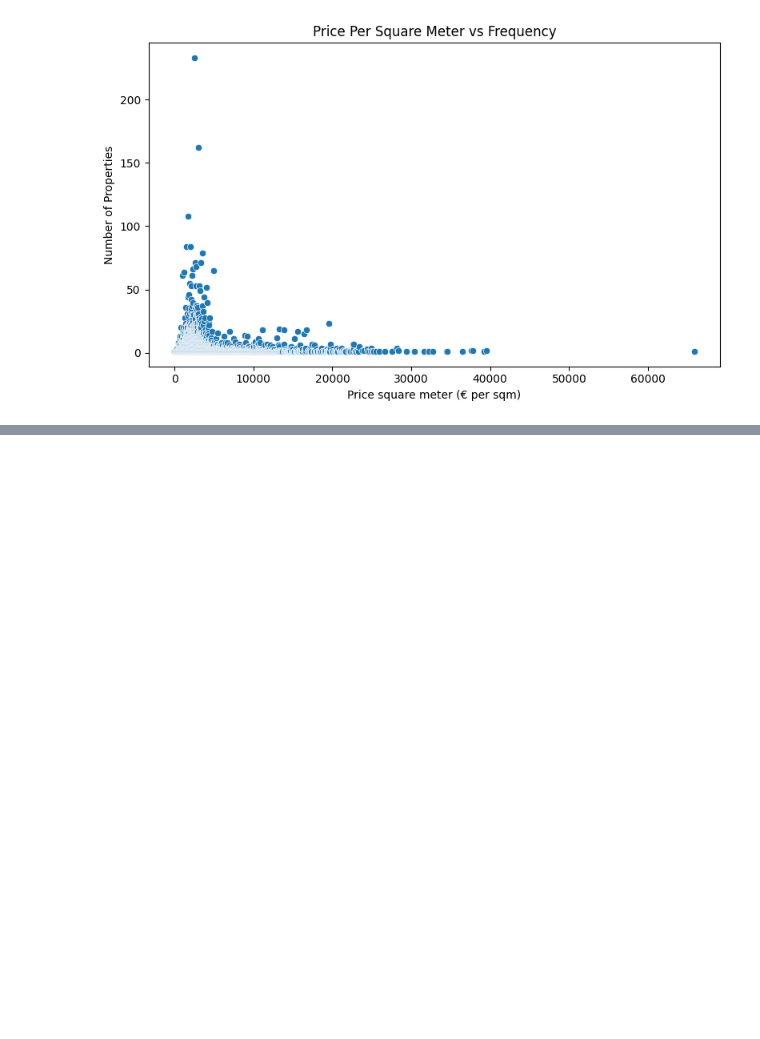
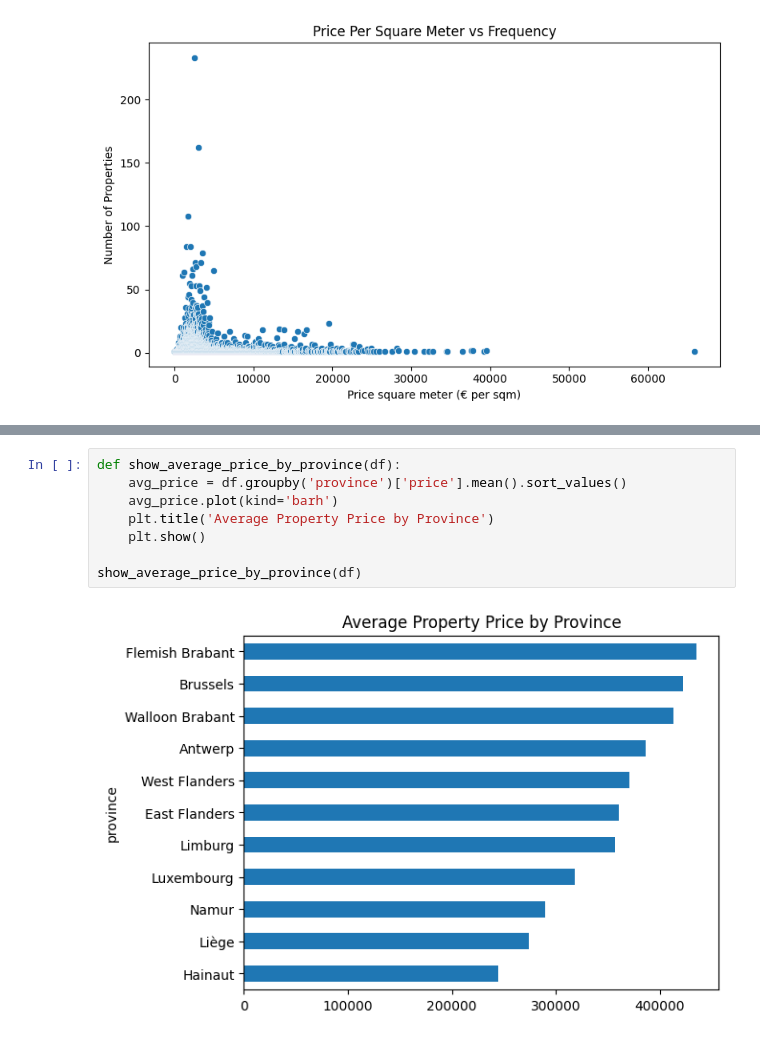
Before and after one commit to fhaulot/Immo-Eliza-data-analysis, a Jupyter notebook: final_visuals_notebook.ipynb, the cells around one changed output, grey strips where cells are left out. Drawn from its saved outputs; the diff is of its cells as text; blank space fills up the shorter version.

```diff
--- a/final_visuals_notebook.ipynb
+++ b/final_visuals_notebook.ipynb
@@ -87,0 +83,10 @@ plt.show()
+# %%
+def show_average_price_by_province(df):
+    avg_price = df.groupby('province')['price'].mean().sort_values()
+    avg_price.plot(kind='barh')
+    plt.title('Average Property Price by Province')
+    plt.show()
+
+show_average_price_by_province(df)
+# %% [output]
+[figure, added]
```
Also changed, not shown: parts of 12 cells of this notebook, 1 other file.
